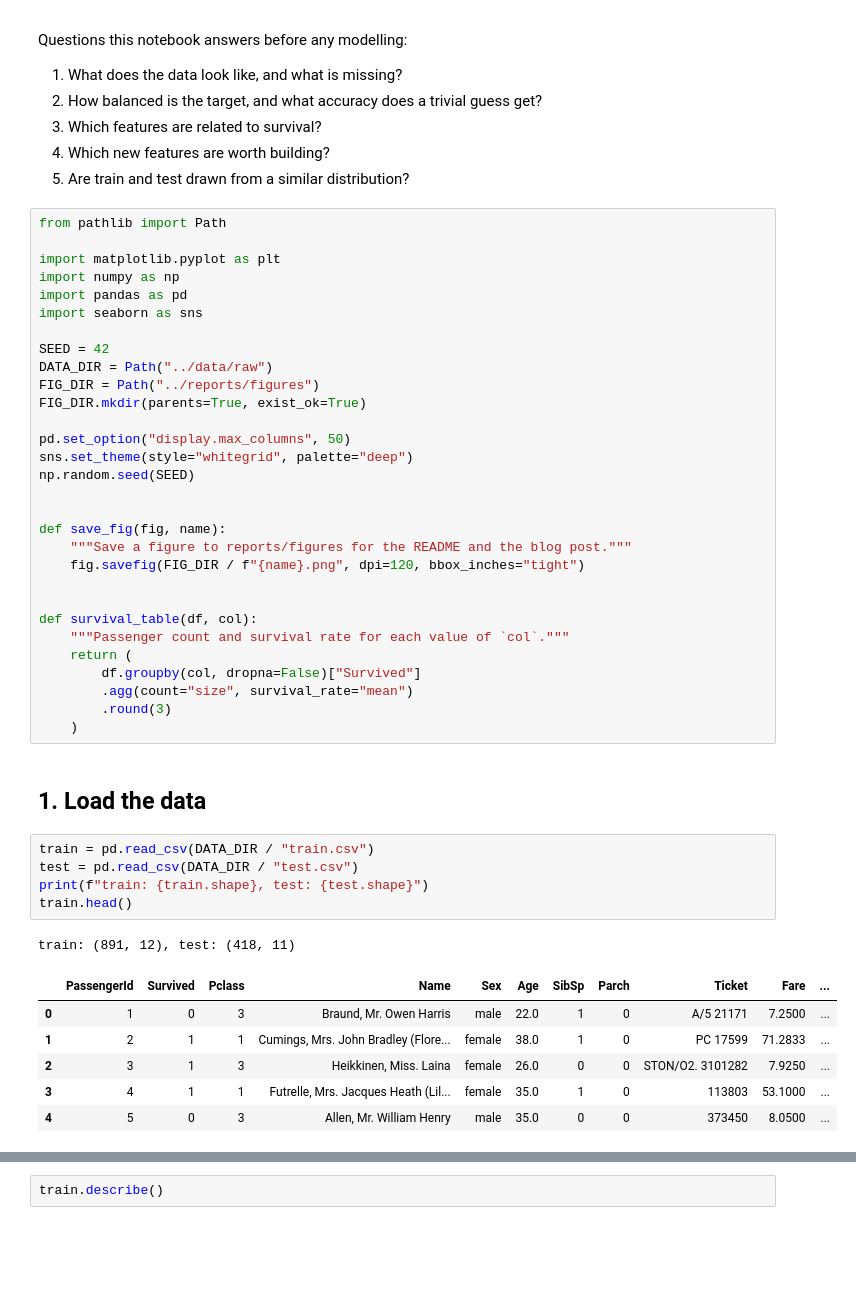
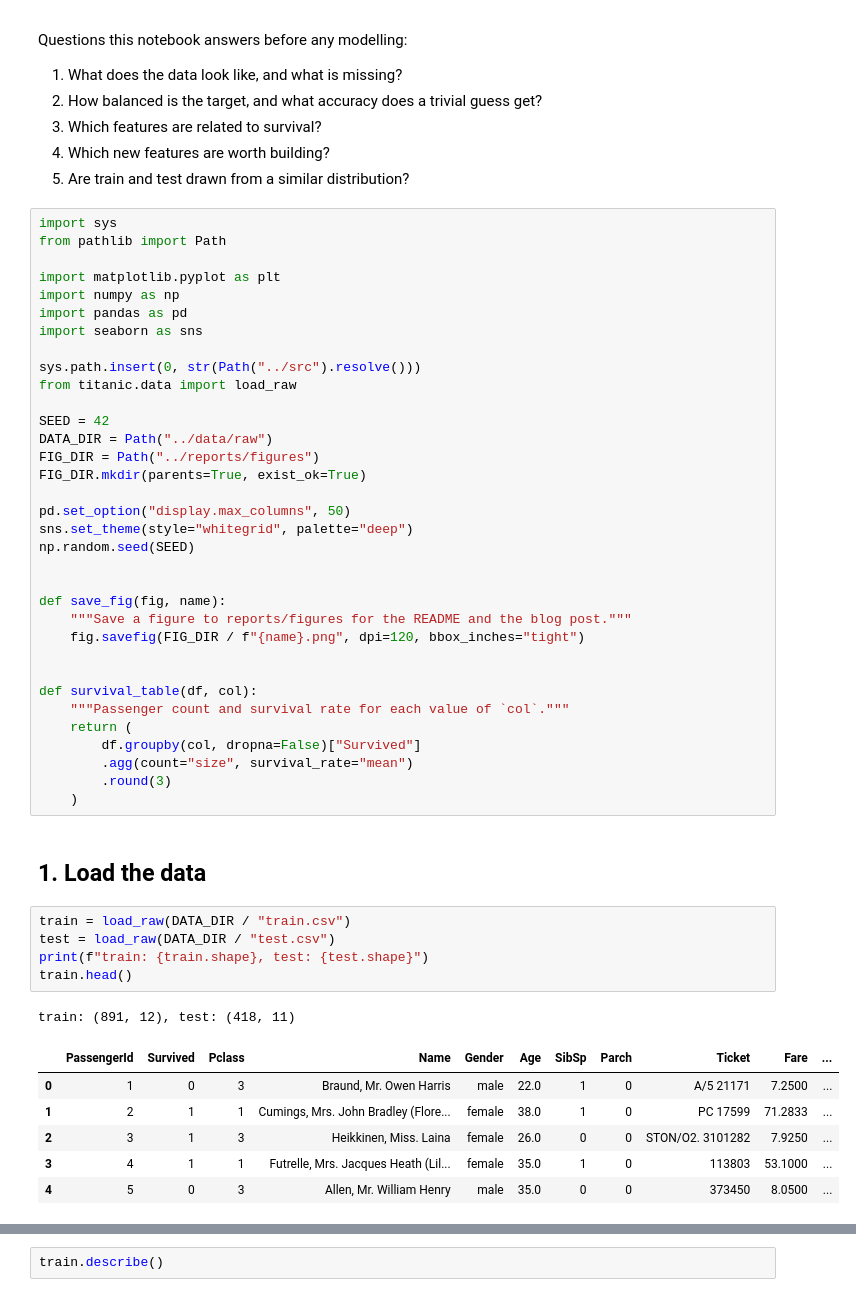
Before and after one commit to BerkeArdaTurk21/kaggle-titanic, a Jupyter notebook: notebooks/01_eda.ipynb, the cells around one changed output, grey strips where cells are left out. Saved outputs shown, nothing was run; the diff lists cells and outputs as text; blank space fills up the shorter version.

```diff
--- a/notebooks/01_eda.ipynb
+++ b/notebooks/01_eda.ipynb
@@ -11,12 +11,16 @@ Questions this notebook answers before any modelling:
 4. Which new features are worth building?
 5. Are train and test drawn from a similar distribution?
 # %%
+import sys
 from pathlib import Path
 
 import matplotlib.pyplot as plt
 import numpy as np
 import pandas as pd
 import seaborn as sns
+
+sys.path.insert(0, str(Path("../src").resolve()))
+from titanic.data import load_raw
 
 SEED = 42
 DATA_DIR = Path("../data/raw")
@@ -43,13 +47,13 @@ def survival_table(df, col):
 # %% [markdown]
 ## 1. Load the data
 # %%
-train = pd.read_csv(DATA_DIR / "train.csv")
-test = pd.read_csv(DATA_DIR / "test.csv")
+train = load_raw(DATA_DIR / "train.csv")
+test = load_raw(DATA_DIR / "test.csv")
 print(f"train: {train.shape}, test: {test.shape}")
 train.head()
 # %% [output]
 train: (891, 12), test: (418, 11)
-|  | PassengerId | Survived | Pclass | Name | Sex | Age | SibSp | Parch | Ticket | Fare | ... |
+|  | PassengerId | Survived | Pclass | Name | Gender | Age | SibSp | Parch | Ticket | Fare | ... |
 | 0 | 1 | 0 | 3 | Braund, Mr. Owen Harris | male | 22.0 | 1 | 0 | A/5 21171 | 7.2500 | ... |
 | 1 | 2 | 1 | 1 | Cumings, Mrs. John Bradley (Flore... | female | 38.0 | 1 | 0 | PC 17599 | 71.2833 | ... |
 | 2 | 3 | 1 | 3 | Heikkinen, Miss. Laina | female | 26.0 | 0 | 0 | STON/O2. 3101282 | 7.9250 | ... |
```
Also changed, not shown: parts of 10 cells of this notebook, 15 other files.
